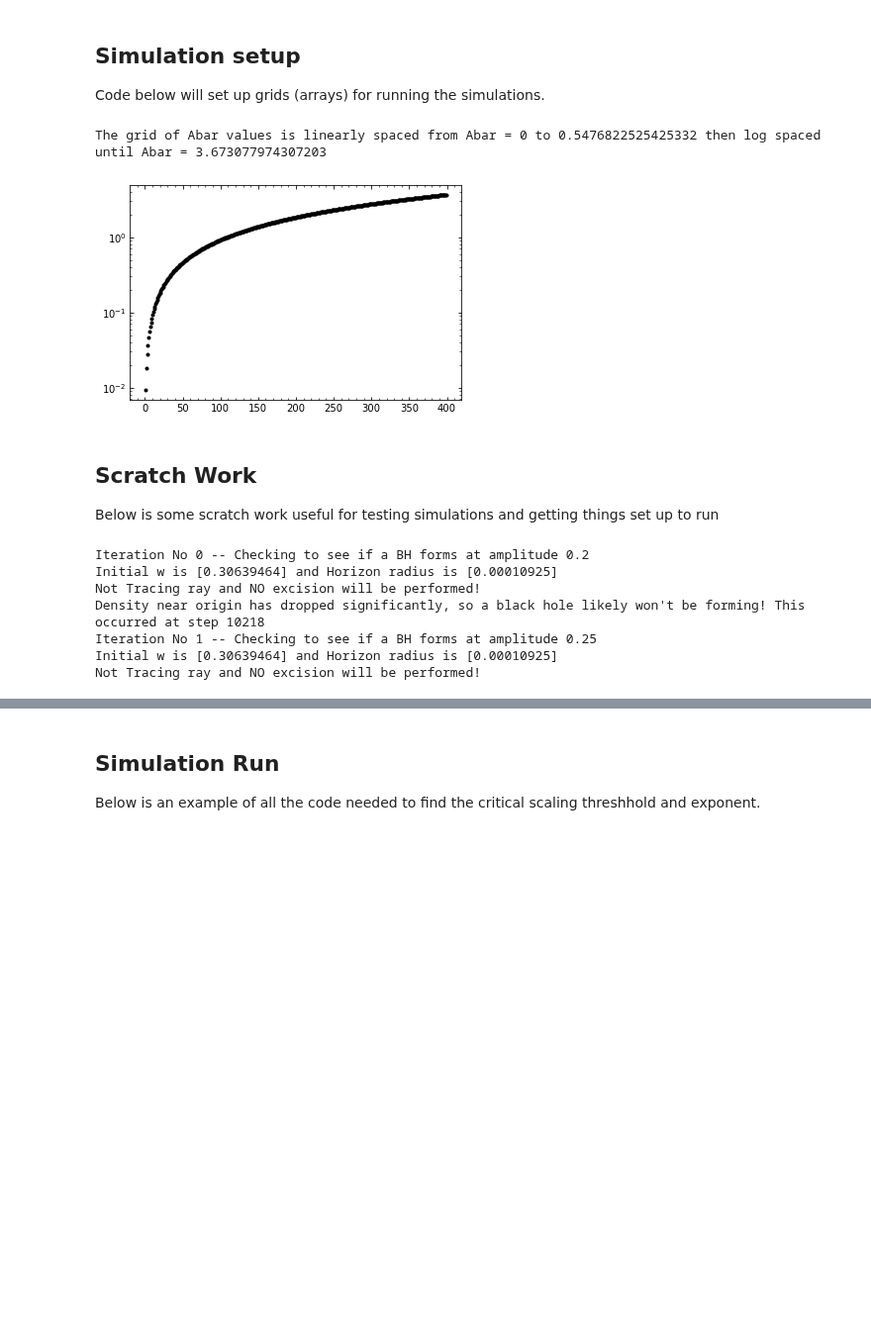
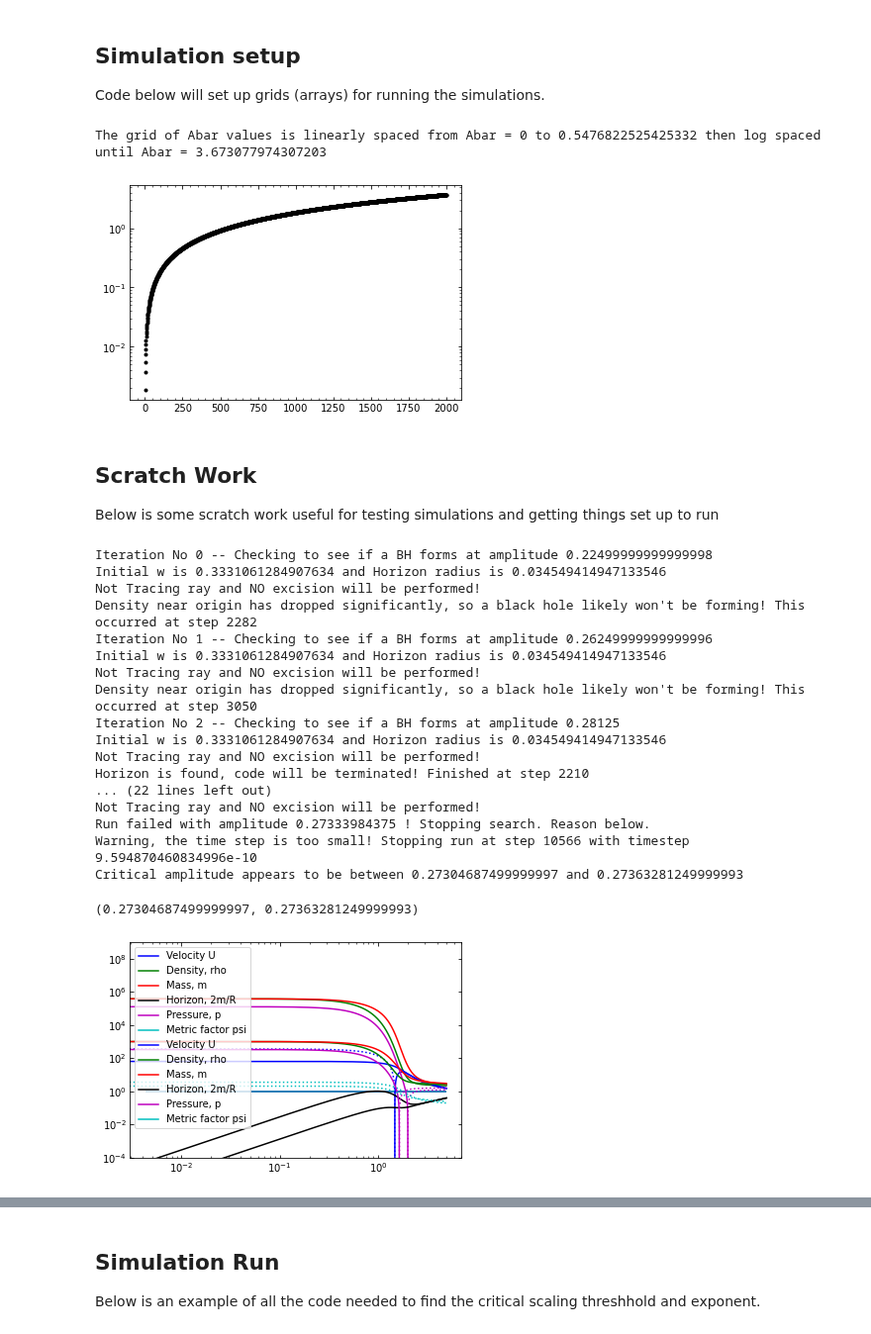
Before and after one commit to jbmertens/criticalcollapse, a Jupyter notebook: Critical_scaling.ipynb, the cells around one changed output, grey strips where cells are left out. Shown at 99% size. Cells and saved outputs as stored; diff of their text form; code cells hidden in the pictures; blank space fills up the shorter version.

Commit message:
decreased deltau condition, qcd and fixed graphs

```diff
--- a/Critical_scaling.ipynb
+++ b/Critical_scaling.ipynb
@@ -200,7 +203,7 @@ Code below will set up grids (arrays) for running the simulations.
 # %%
 # simulation resolution parameter
 # (Not exactly the number of gridpoints for a mixed grid)
-n = 400
+n = 2000
 
 # Generate an array of coordinate positions for the simulation to run at
 lower = np.log10(0.25) # The coordinates will be linearly spaced from 0 to e^lower
@@ -213,7 +216,7 @@ print("The grid of Abar values is linearly spaced from Abar = 0 to", np.exp(lowe
       "then log spaced until Abar =", np.exp(upper))
 # %% [output]
 The grid of Abar values is linearly spaced from Abar = 0 to 0.5476822525425332 then log spaced until Abar = 3.673077974307203
-[figure, old version]
+[figure, new version]
 # %% [markdown]
 ## Scratch Work
 
@@ -233,13 +238,25 @@ ms.plot_fields(True)
 # %%
-n = 2000
+n = 400
 Abar = mix_grid(np.log10(1.5), np.log10(40), n)
-rho0 = 1.0e7 # initial density value in MeV^4
-find_crit(Abar, rho0, 0.1, 0.3)
+rho0 = 1.0e2# initial density value in MeV^4
+find_crit(Abar, rho0, 0.15, 0.3)
 # %% [output]
-Iteration No 0 -- Checking to see if a BH forms at amplitude 0.2
-Initial w is [0.30639464] and Horizon radius is [0.00010925]
+Iteration No 0 -- Checking to see if a BH forms at amplitude 0.22499999999999998
+Initial w is 0.3331061284907634 and Horizon radius is 0.034549414947133546
 Not Tracing ray and NO excision will be performed!
-Density near origin has dropped significantly, so a black hole likely won't be forming! This occurred at step 10218
-Iteration No 1 -- Checking to see if a BH forms at amplitude 0.25
-Initial w is [0.30639464] and Horizon radius is [0.00010925]
+Density near origin has dropped significantly, so a black hole likely won't be forming! This occurred at step 2282
+Iteration No 1 -- Checking to see if a BH forms at amplitude 0.26249999999999996
+Initial w is 0.3331061284907634 and Horizon radius is 0.034549414947133546
 Not Tracing ray and NO excision will be performed!
+Density near origin has dropped significantly, so a black hole likely won't be forming! This occurred at step 3050
+Iteration No 2 -- Checking to see if a BH forms at amplitude 0.28125
+Initial w is 0.3331061284907634 and Horizon radius is 0.034549414947133546
+Not Tracing ray and NO excision will be performed!
+Horizon is found, code will be terminated! Finished at step 2210
+... (22 lines left out)
+Not Tracing ray and NO excision will be performed!
+Run failed with amplitude 0.27333984375 ! Stopping search. Reason below.
+Warning, the time step is too small! Stopping run at step 10566 with timestep 9.594870460834996e-10
+Critical amplitude appears to be between 0.27304687499999997 and 0.27363281249999993
+(0.27304687499999997, 0.27363281249999993)
+[figure, added]
```
Also changed, not shown: parts of 10 cells of this notebook, 6 other files.
